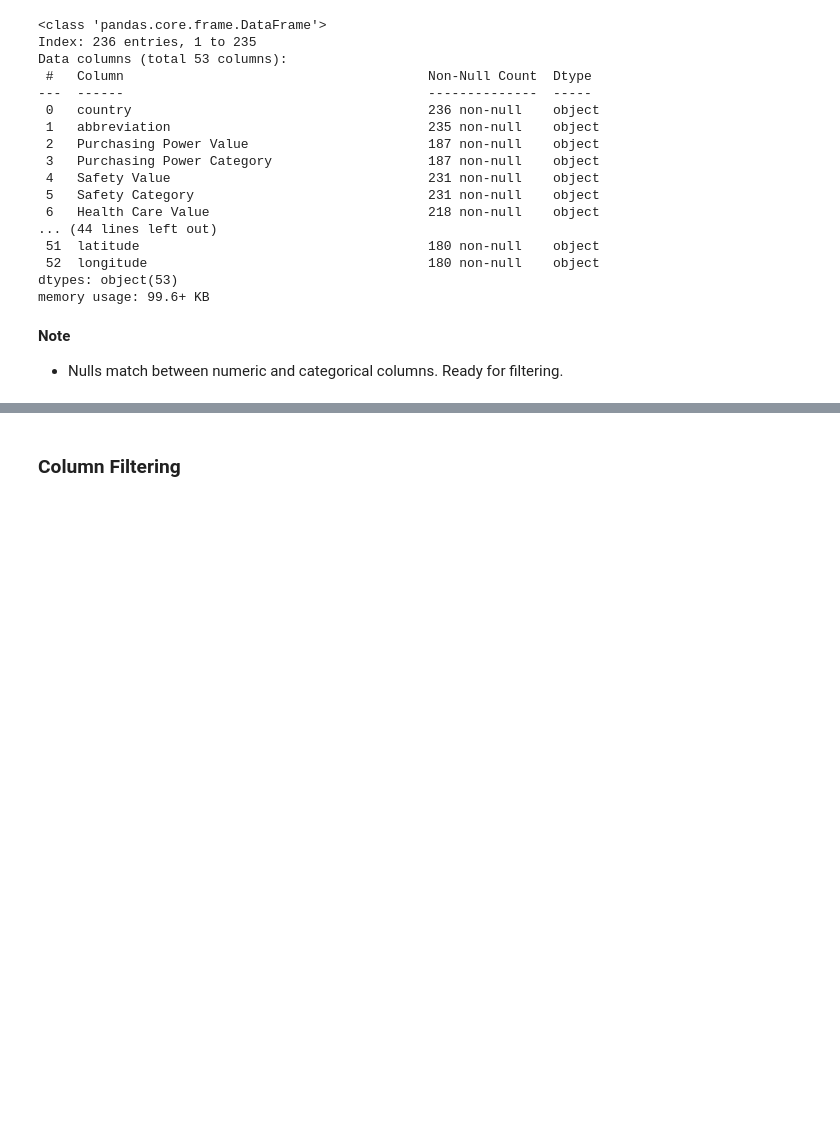
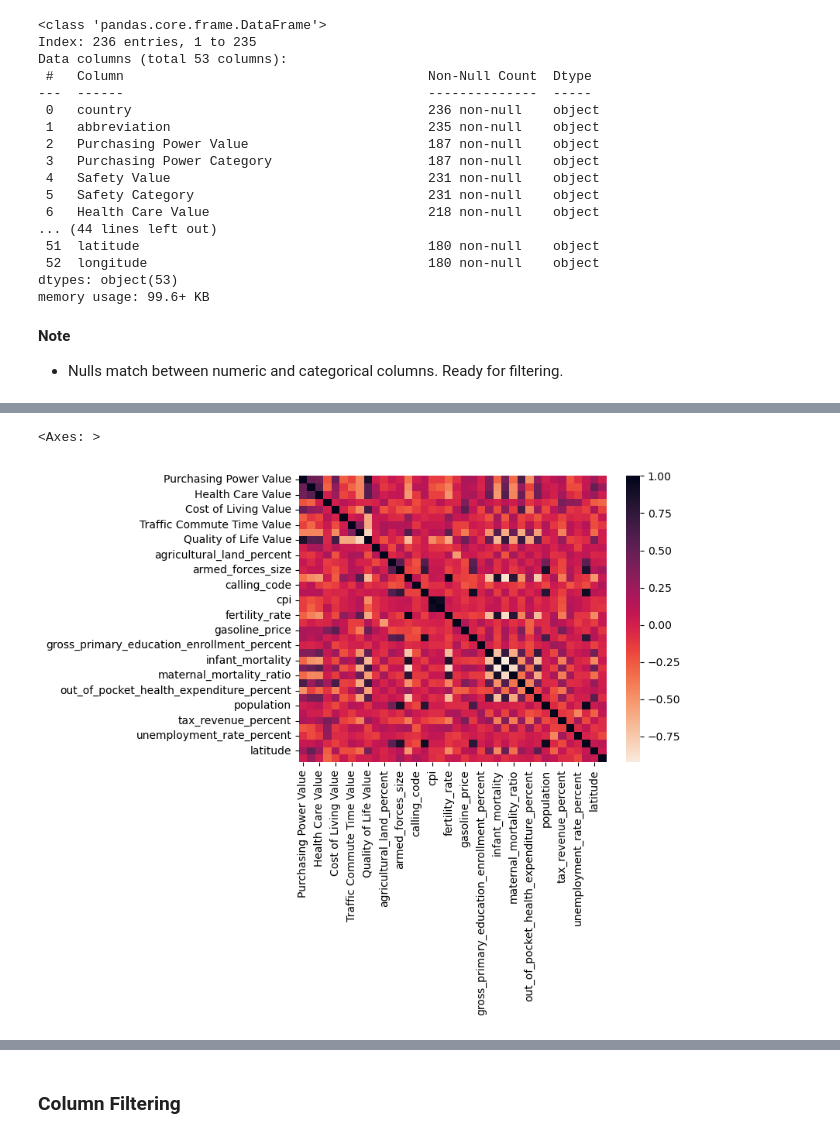
Before and after one commit to DerekWEmerson/Country-Data-Analysis, a Jupyter notebook: Files/CountryAnalysis.ipynb, the cells around one changed output, grey strips where cells are left out. Saved outputs shown, nothing was run; the diff lists cells and outputs as text; code cells hidden in the pictures; blank space fills up the shorter version.

```diff
--- a/Files/CountryAnalysis.ipynb
+++ b/Files/CountryAnalysis.ipynb
@@ -83,8 +83,7 @@ dtype: int64
 - Reupload
 # %%
 # Reimporting new CSV file.
-file_path = 'C:/ProgramData/MySQL/MySQL Server 8.0/Uploads/Country_Analysis_Mastersheet.csv'
-df = pd.read_csv(file_path, index_col = 'id')
+df = pd.read_csv('C:/ProgramData/MySQL/MySQL Server 8.0/Uploads/Country_Analysis_Mastersheet.csv', index_col = 'id')
 # %%
 df.head()
 # %% [output]
@@ -233,0 +276,9 @@ memory usage: 99.6+ KB
+# %%
+numeric_columns = ['Purchasing Power Value','Safety Value','Health Care Value','Climate Value','Cost of Living Value',
+                      'Property Price to Income Value','Traffic Commute Time Value','Pollution Value','Quality of Life Value','density_p_km2',
+                      'agricultural_land_percent','land_area_km2','armed_forces_size','birth_rate','calling_code','co2_emissions','cpi',
+                      'cpi_change_percent','fertility_rate','forested_area_percent','gasoline_price','gdp','gross_primary_education_enrollment_percent',
+                      'gross_tertiary_education_enrollment_percent','infant_mortality','life_expectancy','maternal_mortality_ratio','minimum_wage',
+                      'out_of_pocket_health_expenditure_percent','physicians_per_thousand','population','labor_force_participation_percent',
+                      'tax_revenue_percent','total_tax_rate_percent','unemployment_rate_percent','urban_population','latitude','longitude']
+df[numeric_columns] = df[numeric_columns].apply(pd.to_numeric)
@@ -233,0 +343,6 @@ memory usage: 99.6+ KB
+# %%
+correlations = df.corr(numeric_only = True)
+sns.heatmap(correlations, cmap = 'rocket_r')
+# %% [output]
+<Axes: >
+[figure, added]
```
Also changed, not shown: parts of 30 cells of this notebook.
